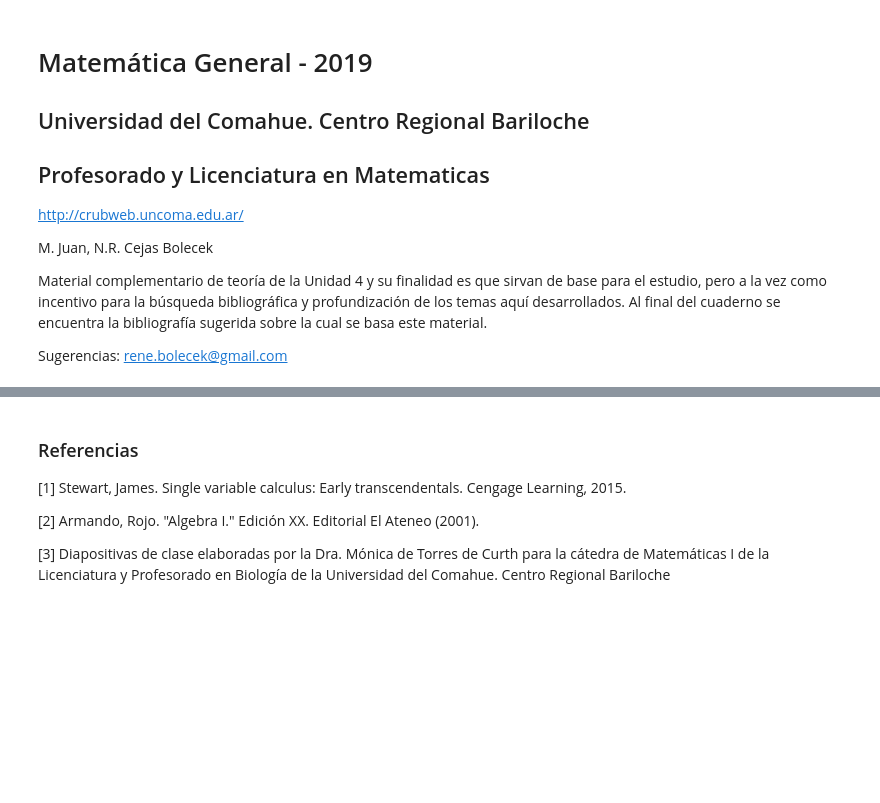
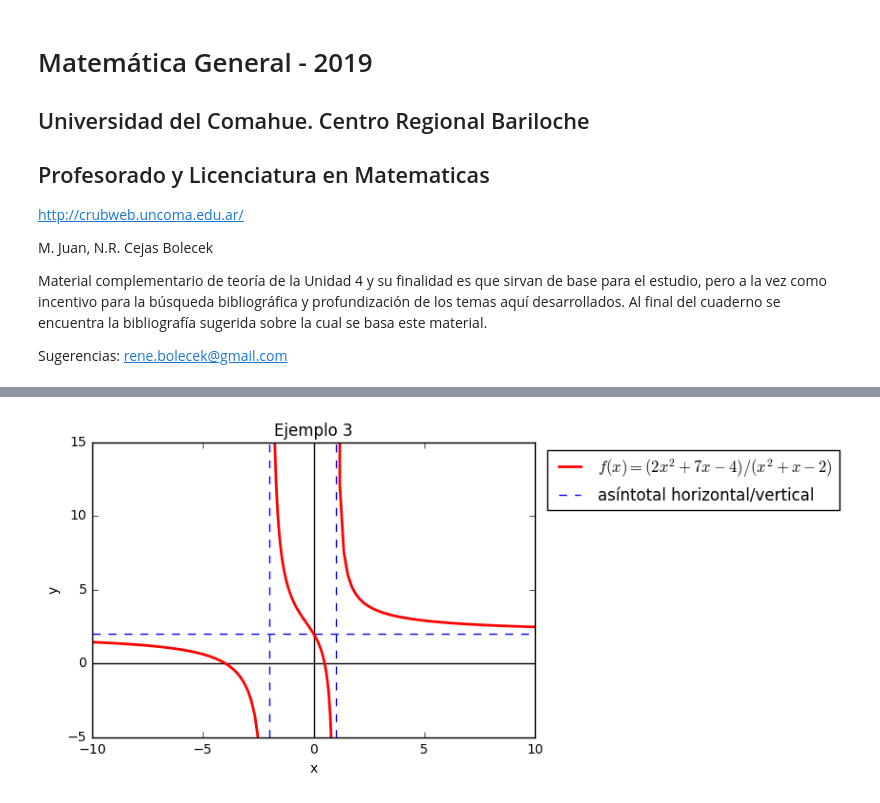
Before and after one commit to renexdev/matematica-general, a Jupyter notebook: racionales.ipynb, the cells around one changed output, grey strips where cells are left out. Saved outputs shown, nothing was run; the diff lists cells and outputs as text; code cells hidden in the pictures; blank space fills up the shorter version.

```diff
--- a/racionales.ipynb
+++ b/racionales.ipynb
@@ -238,8 +249,41 @@ Las asíntotas verticales ocurren en $x=1$ y $x=-2$
-# %% [markdown]
-<h3>Referencias</h3>
-
-[1] Stewart, James. Single variable calculus: Early transcendentals. Cengage Learning, 2015.
-
-[2] Armando, Rojo. "Algebra I." Edición XX. Editorial El Ateneo (2001).
-
-[3] Diapositivas de clase elaboradas por la Dra. Mónica de Torres de Curth  para la cátedra de Matemáticas I de la Licenciatura y Profesorado en Biología de la Universidad del Comahue. Centro Regional Bariloche
+# %%
+%matplotlib inline
+from ipywidgets import *
+import numpy as np
+import matplotlib.pyplot as plt
+
+def racional(x):
+    return (2*x**2+7*x-4)/(x**2+x-2.)
+
+plt.figure()
+#Eje horizontal
+plt.axhline(0, color='black')
+#Eje vertical
+plt.axvline(0, color='black')
+#Grafico la funcion por partes
+x1 = np.linspace(-10,-2.00001, 50)
+x2 = np.linspace(-1.999999, 0.9999999, 50)
+x3 = np.linspace(1.0001, 10, 50)
+
+plt.plot(x1,racional(x1), 'r', lw= 2, label='$f(x)=(2x^2+7x-4)/(x^2+x-2)$')
+plt.plot(x2,racional(x2), 'r',lw= 2)
+plt.plot(x3,racional(x3), 'r',lw= 2)
+
+#Asíntota vertical en x=-2 y x=1
+plt.axvline(-2, linestyle='--',color='blue',label='asíntotal horizontal/vertical')
+plt.axvline(1, linestyle='--',color='blue')
+
+#Asíntota horizontal en y=2
+plt.axhline(2, linestyle='--',color='blue')
+
+#Establezco limites para graficar
+plt.xlim(-10, 10)
+plt.ylim(-5, 15)
+#Titulo y nombre a los ejes
+plt.title("Ejemplo 3")
+plt.xlabel("x")
+plt.ylabel("y")
+plt.legend(bbox_to_anchor=(1.01, 1), loc='upper left')
+plt.show()
+# %% [output]
+[figure, added]
```
Also changed, not shown: parts of 10 cells of this notebook, 6 other files.
